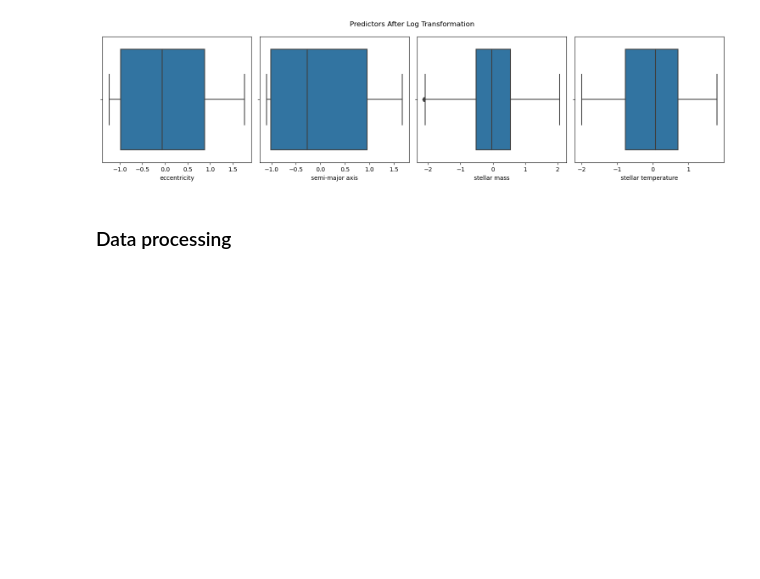
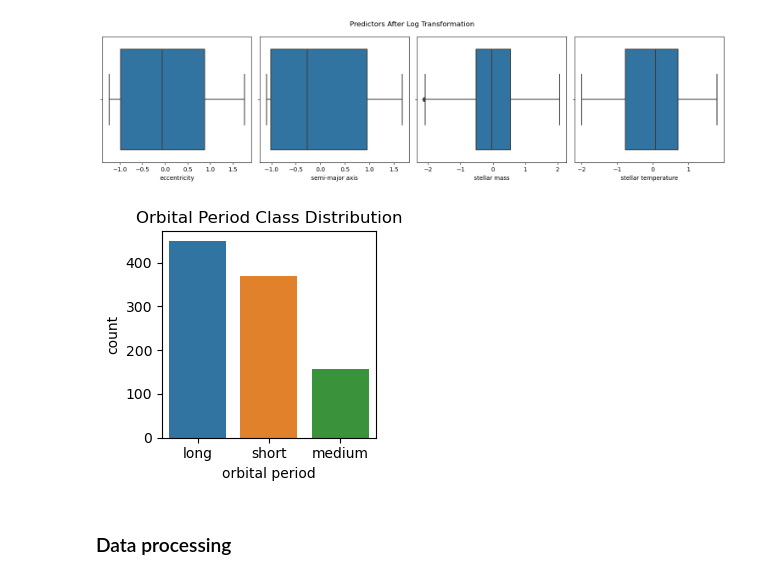
Before and after one commit to Sunnyshio/Predictive-Classification-of-Exoplanetary-Orbital-Periods, a Jupyter notebook: classification of exoplanetary orbital periods.ipynb, the cells around one changed output. Drawn from its saved outputs; the diff is of its cells as text; code cells hidden in the pictures; blank space fills up the shorter version.

Commit message:
checked class distribution of the target variable by countplotting

```diff
--- a/classification of exoplanetary orbital periods.ipynb
+++ b/classification of exoplanetary orbital periods.ipynb
@@ -198,6 +198,16 @@ plt.tight_layout()
 plt.show()
 # %% [output]
 [figure]
+# %%
+#plotting the classes of orbital period to assess the class distribution of the target variable
+class_distribution = df["orbital period"].value_counts()
+
+plt.figure(figsize=(3,3))
+sns.countplot(x=df["orbital period"], data=df)
+plt.title("Orbital Period Class Distribution")
+plt.show()
+# %% [output]
+[figure, added]
 # %% [markdown]
 ### Data processing
 # %% [markdown]
```
